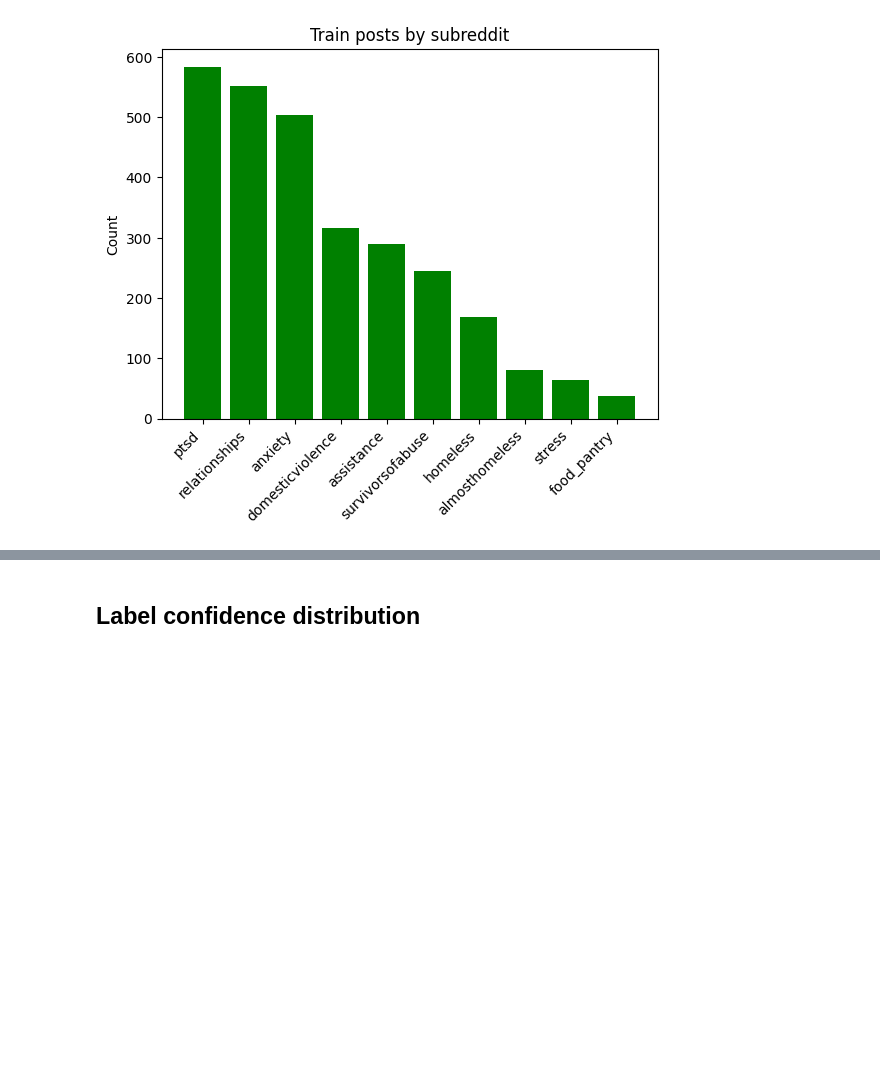
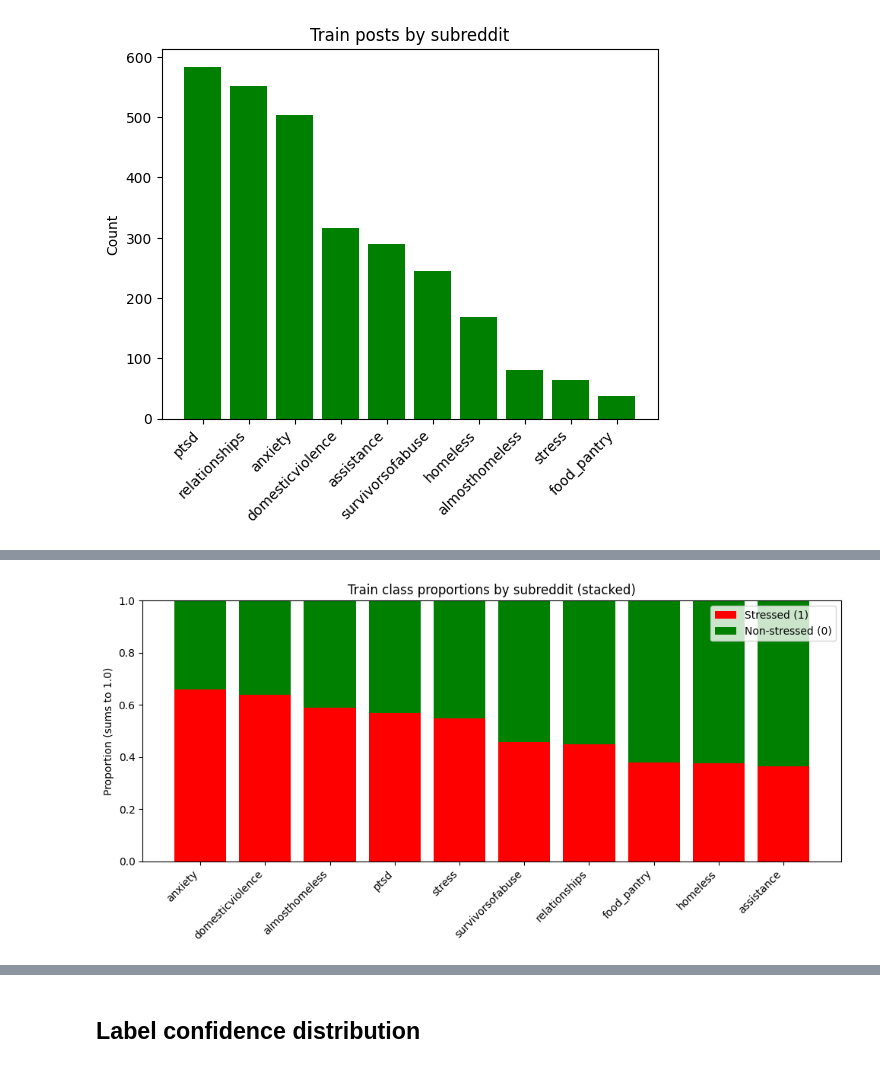
Before and after one commit to beckhamtoh/DSA4262, a Jupyter notebook: Individual Assignment 2/Assignment 2.ipynb, the cells around one changed output, grey strips where cells are left out. Cells and saved outputs as stored; diff of their text form; code cells hidden in the pictures; blank space fills up the shorter version.

```diff
--- a/Individual Assignment 2/Assignment 2.ipynb
+++ b/Individual Assignment 2/Assignment 2.ipynb
@@ -128,0 +131,35 @@ plt.show()
+# %%
+# Proportion stressed per subreddit
+stress_rate = train_df.groupby(GROUP_COL)[TARGET_COL].mean()
+
+# Proportion non-stressed per subreddit
+nonstress_rate = 1 - stress_rate
+
+# sort by stress rate descending
+order = stress_rate.sort_values(ascending=False).index
+stress_rate = stress_rate.loc[order]
+nonstress_rate = nonstress_rate.loc[order]
+
+plt.figure(figsize=(10, 5))
+
+# Bottom: stressed
+plt.bar(stress_rate.index, stress_rate.values, label="Stressed (1)", color="red")
+
+# Top: non-stressed stacked on stressed
+plt.bar(
+    nonstress_rate.index,
+    nonstress_rate.values,
+    bottom = stress_rate.values,
+    label ="Non-stressed (0)",
+    color = "green"
+)
+
+plt.title("Train class proportions by subreddit (stacked)")
+plt.xticks(rotation=45, ha="right")
+plt.ylabel("Proportion (sums to 1.0)")
+plt.ylim(0, 1)
+plt.legend()
+plt.tight_layout()
+plt.show()
+# %% [output]
+[figure, added]
```
Also changed, not shown: parts of 56 cells of this notebook, 1 other file.
